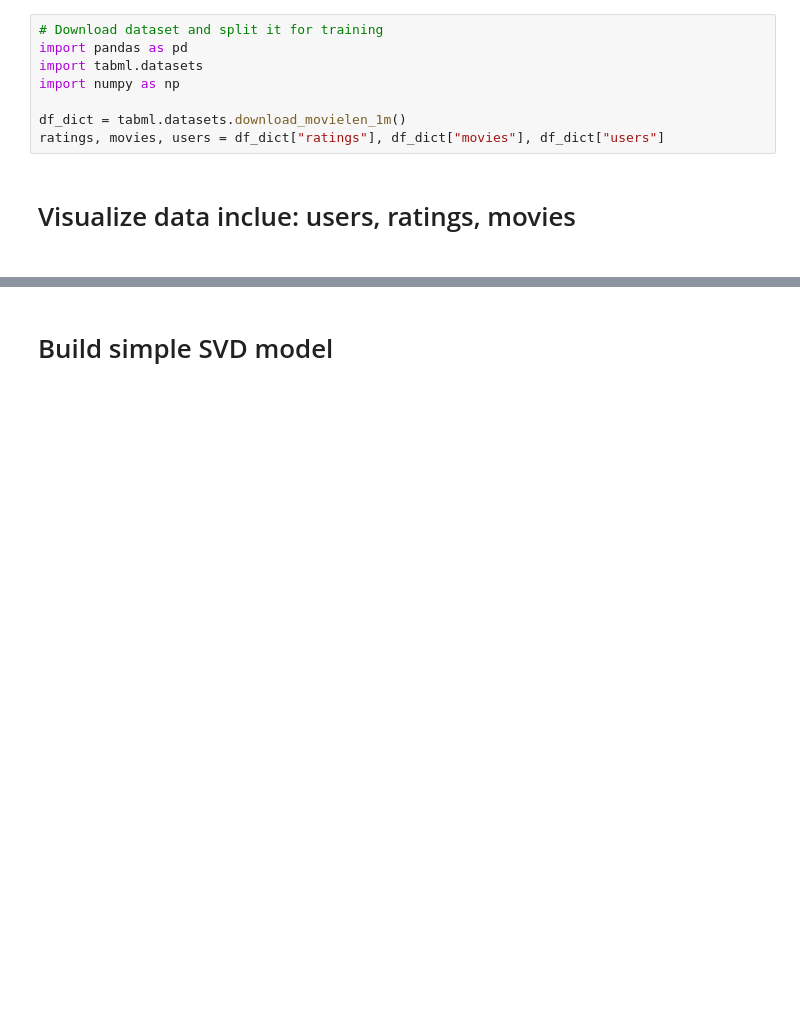
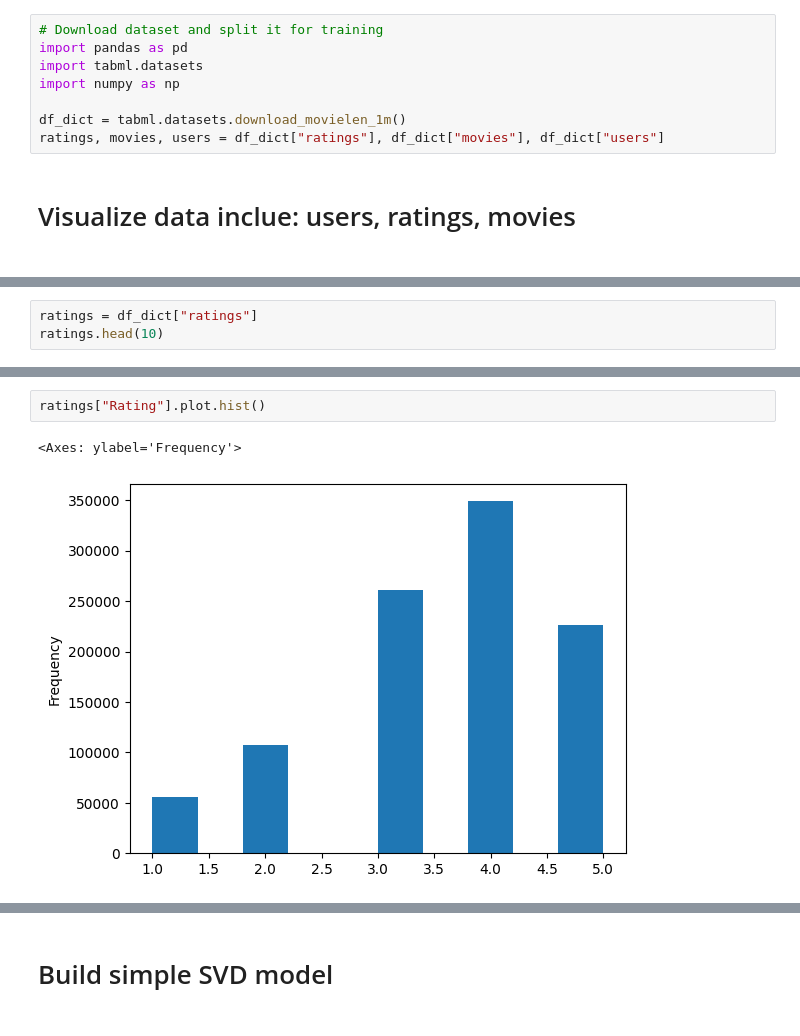
Before and after one commit to TuanTony5/Recommender-System, a Jupyter notebook: Sim_SVD.ipynb, the cells around one changed output, grey strips where cells are left out. Cells and saved outputs as stored; diff of their text form; blank space fills up the shorter version.

Commit message:
Add files via upload
100% model + Visualize data using simple SVD

```diff
--- a/Sim_SVD.ipynb
+++ b/Sim_SVD.ipynb
@@ -14,0 +15,3 @@ ratings, movies, users = df_dict["ratings"], df_dict["movies"], df_dict["users"]
+# %%
+ratings = df_dict["ratings"]
+ratings.head(10)
@@ -14,0 +30,5 @@ ratings, movies, users = df_dict["ratings"], df_dict["movies"], df_dict["users"]
+# %%
+ratings["Rating"].plot.hist()
+# %% [output]
+<Axes: ylabel='Frequency'>
+[figure, added]
```
Also changed, not shown: parts of 19 cells of this notebook.
